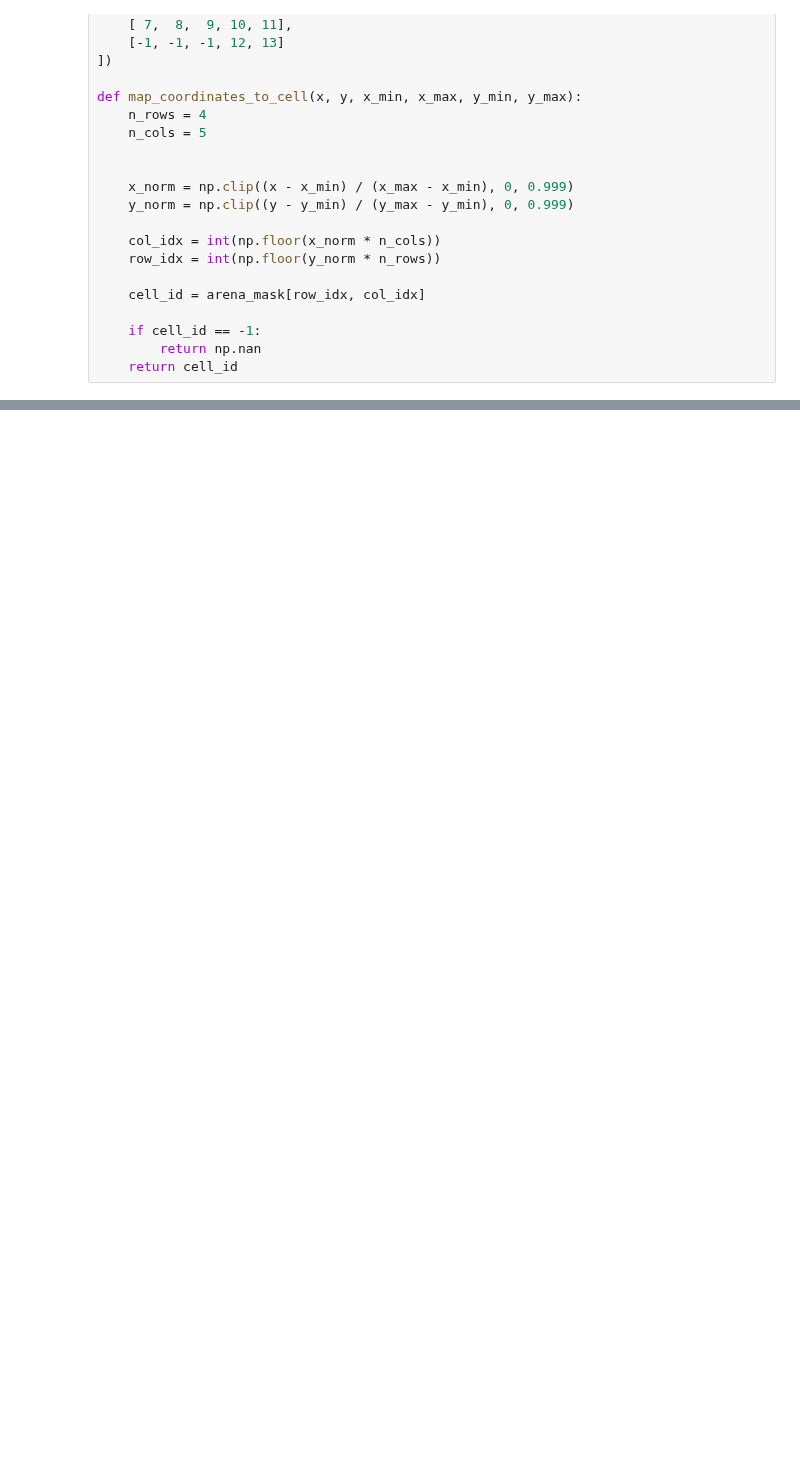
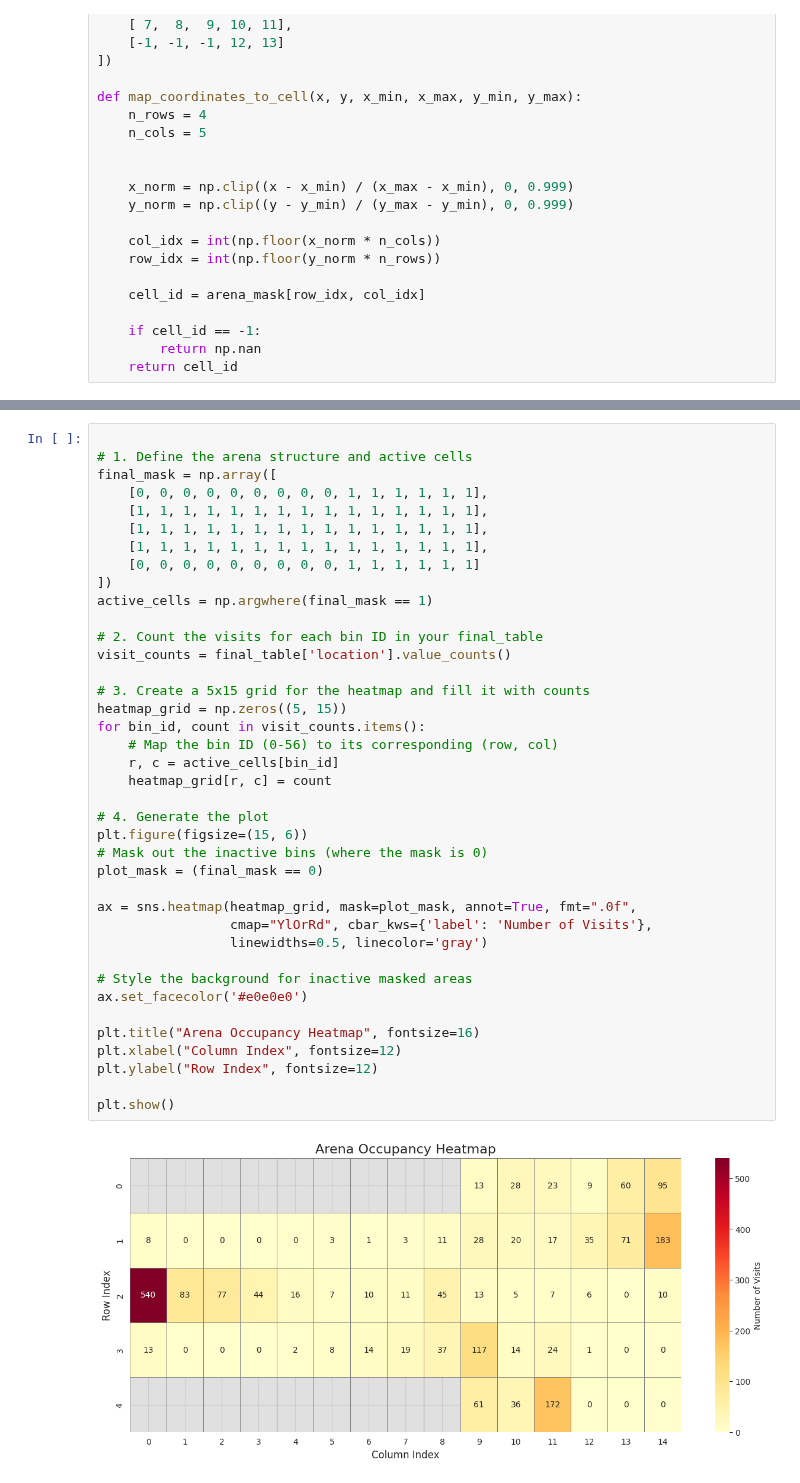
Before and after one commit to hridaik/social-defeat, a Jupyter notebook: dlc.ipynb, the cells around one changed output, grey strips where cells are left out. Drawn from its saved outputs; the diff is of its cells as text; blank space fills up the shorter version.

```diff
--- a/dlc.ipynb
+++ b/dlc.ipynb
@@ -173,0 +212,41 @@ print(final_mask)
+# %%
+
+# 1. Define the arena structure and active cells
+final_mask = np.array([
+    [0, 0, 0, 0, 0, 0, 0, 0, 0, 1, 1, 1, 1, 1, 1],
+    [1, 1, 1, 1, 1, 1, 1, 1, 1, 1, 1, 1, 1, 1, 1],
+    [1, 1, 1, 1, 1, 1, 1, 1, 1, 1, 1, 1, 1, 1, 1],
+    [1, 1, 1, 1, 1, 1, 1, 1, 1, 1, 1, 1, 1, 1, 1],
+    [0, 0, 0, 0, 0, 0, 0, 0, 0, 1, 1, 1, 1, 1, 1]
+])
+active_cells = np.argwhere(final_mask == 1)
+
+# 2. Count the visits for each bin ID in your final_table
+visit_counts = final_table['location'].value_counts()
+
+# 3. Create a 5x15 grid for the heatmap and fill it with counts
+heatmap_grid = np.zeros((5, 15))
+for bin_id, count in visit_counts.items():
+    # Map the bin ID (0-56) to its corresponding (row, col)
+    r, c = active_cells[bin_id]
+    heatmap_grid[r, c] = count
+
+# 4. Generate the plot
+plt.figure(figsize=(15, 6))
+# Mask out the inactive bins (where the mask is 0)
+plot_mask = (final_mask == 0)
+
+ax = sns.heatmap(heatmap_grid, mask=plot_mask, annot=True, fmt=".0f",
+                 cmap="YlOrRd", cbar_kws={'label': 'Number of Visits'},
+                 linewidths=0.5, linecolor='gray')
+
+# Style the background for inactive masked areas
+ax.set_facecolor('#e0e0e0')
+
+plt.title("Arena Occupancy Heatmap", fontsize=16)
+plt.xlabel("Column Index", fontsize=12)
+plt.ylabel("Row Index", fontsize=12)
+
+plt.show()
+# %% [output]
+[figure, added]
```
Also changed, not shown: parts of 11 cells of this notebook, 5 other files.
